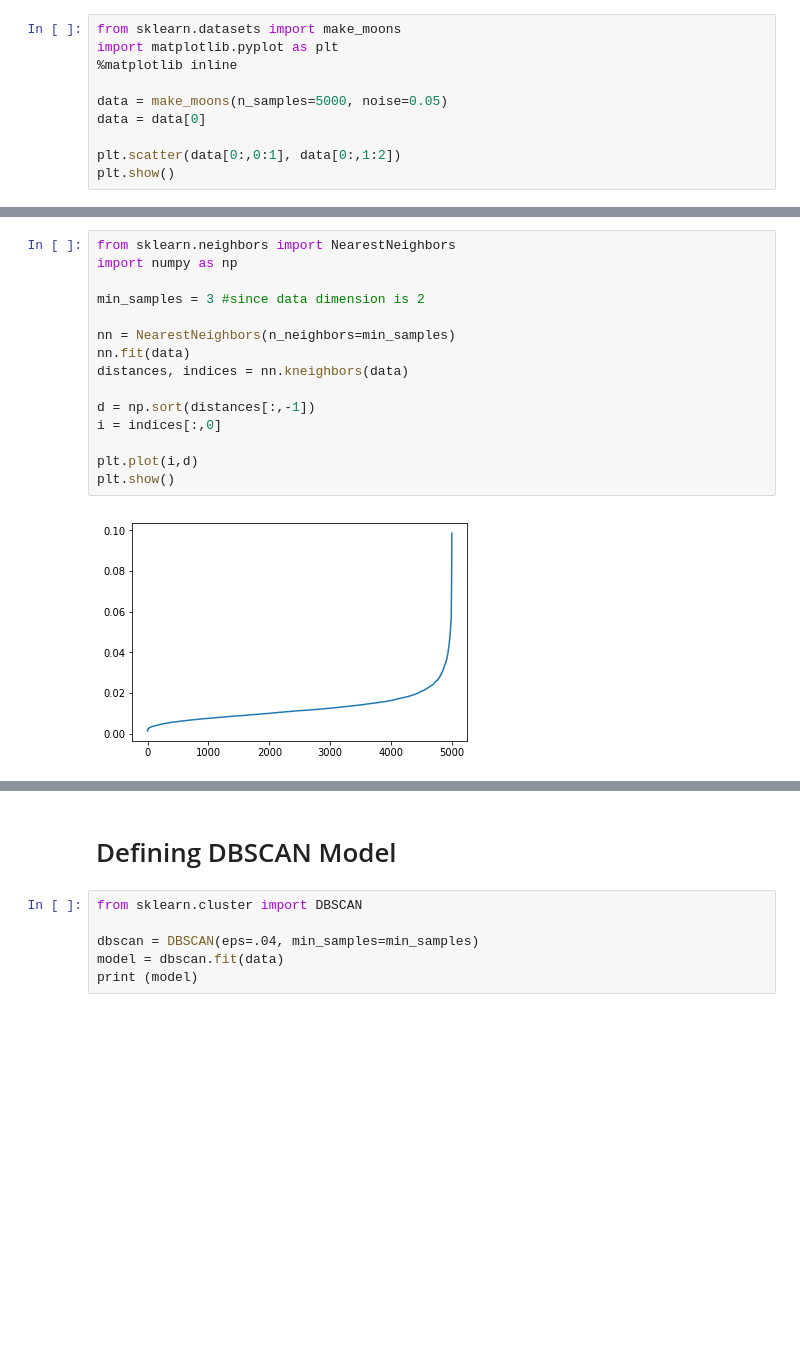
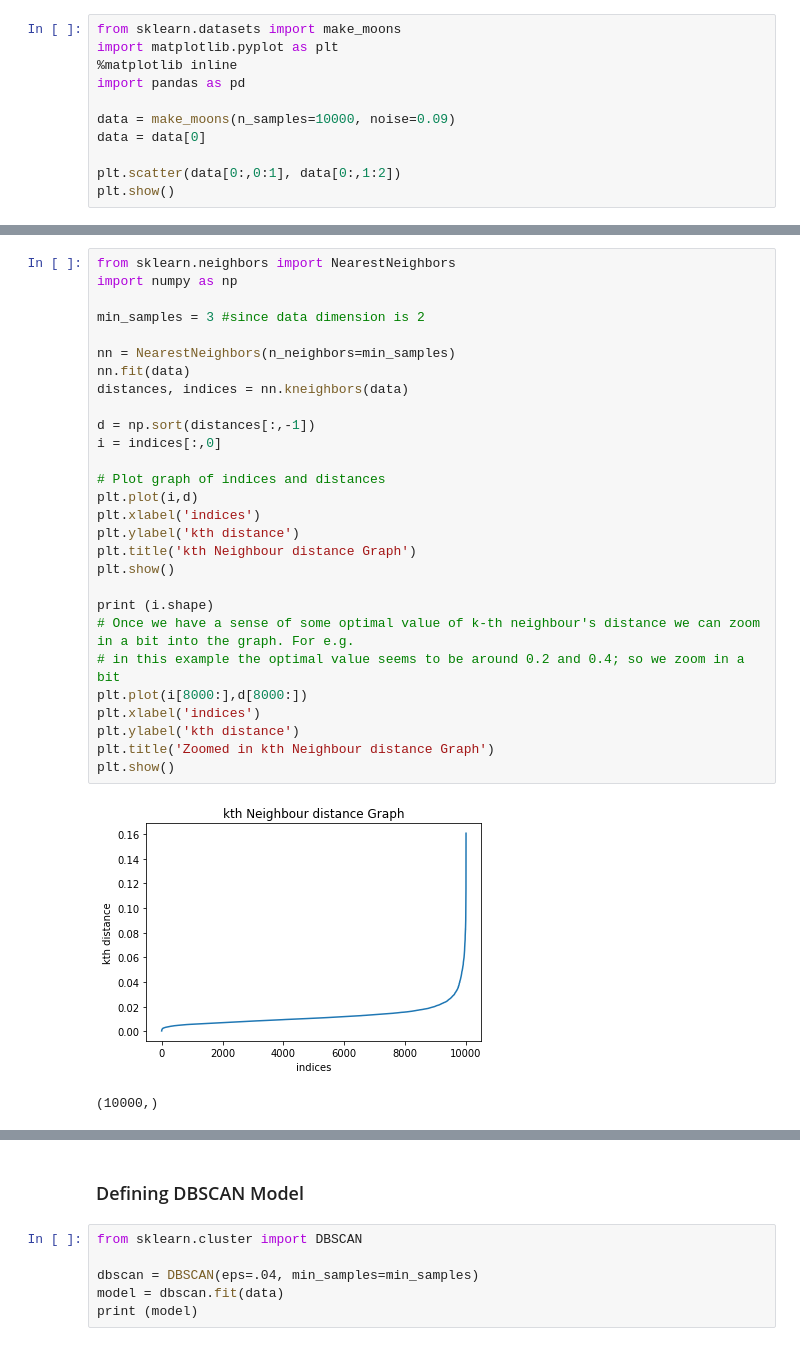
Before and after one commit to rsjain1978/unsupervised-learning-clustering, a Jupyter notebook: DBSCAN Density based clustering.ipynb, the cells around one changed output, grey strips where cells are left out. Cells and saved outputs as stored; diff of their text form; blank space fills up the shorter version.

```diff
--- a/DBSCAN Density based clustering.ipynb
+++ b/DBSCAN Density based clustering.ipynb
@@ -2,8 +4,9 @@
 from sklearn.datasets import make_moons
 import matplotlib.pyplot as plt
 %matplotlib inline
+import pandas as pd
 
-data = make_moons(n_samples=5000, noise=0.05)
+data = make_moons(n_samples=10000, noise=0.09)
 data = data[0]
 
 plt.scatter(data[0:,0:1], data[0:,1:2])
@@ -23,17 +26,31 @@ plt.show()
 # %%
 from sklearn.neighbors import NearestNeighbors
 import numpy as np
 
 min_samples = 3 #since data dimension is 2
 
 nn = NearestNeighbors(n_neighbors=min_samples)
 nn.fit(data)
 distances, indices = nn.kneighbors(data)
 
 d = np.sort(distances[:,-1])
 i = indices[:,0]
 
+# Plot graph of indices and distances
 plt.plot(i,d)
+plt.xlabel('indices')
+plt.ylabel('kth distance')
+plt.title('kth Neighbour distance Graph')
 plt.show()
+
+print (i.shape)
+# Once we have a sense of some optimal value of k-th neighbour's distance we can zoom in a bit into the graph. For e.g.
+# in this example the optimal value seems to be around 0.2 and 0.4; so we zoom in a bit
+plt.plot(i[8000:],d[8000:])
+plt.xlabel('indices')
+plt.ylabel('kth distance')
+plt.title('Zoomed in kth Neighbour distance Graph')
+plt.show()
 # %% [output]
-[figure, old version]
+[figure, new version]
+(10000,)
@@ -40,5 +58,5 @@ plt.show()
 # %% [markdown]
-# Defining DBSCAN Model
+### Defining DBSCAN Model
 # %%
 from sklearn.cluster import DBSCAN
 
```
Also changed, not shown: parts of 10 cells of this notebook.
